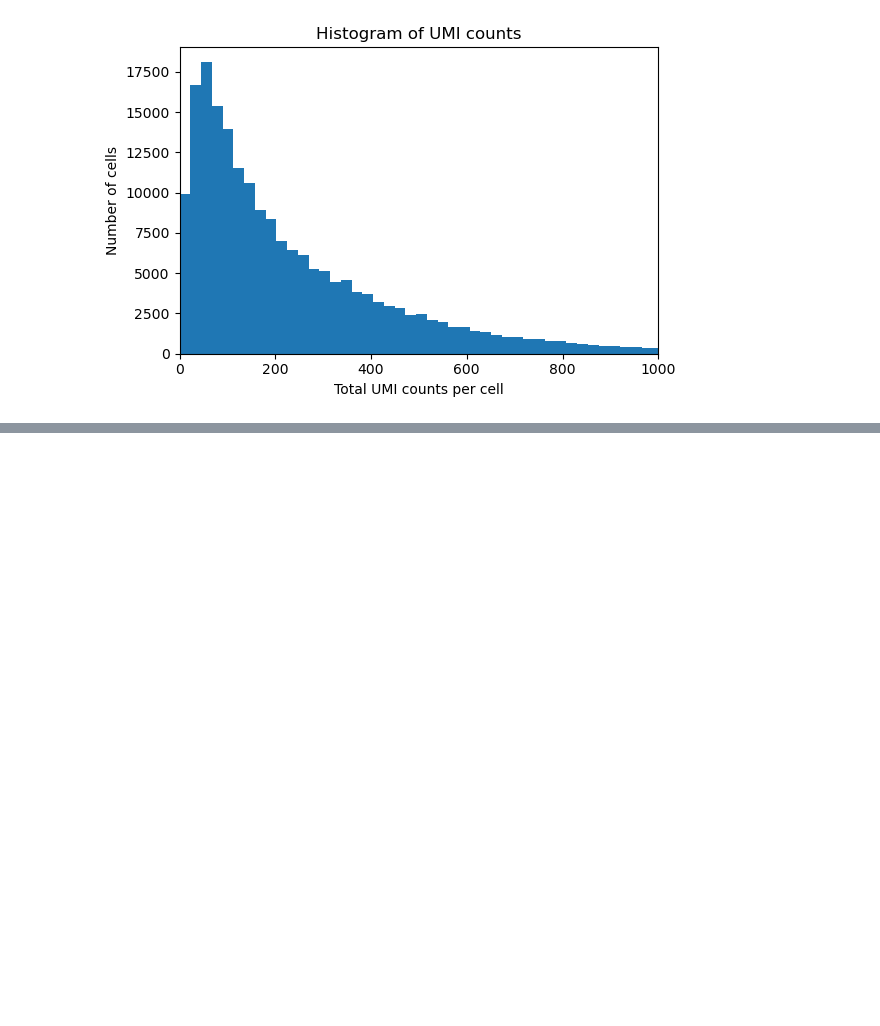
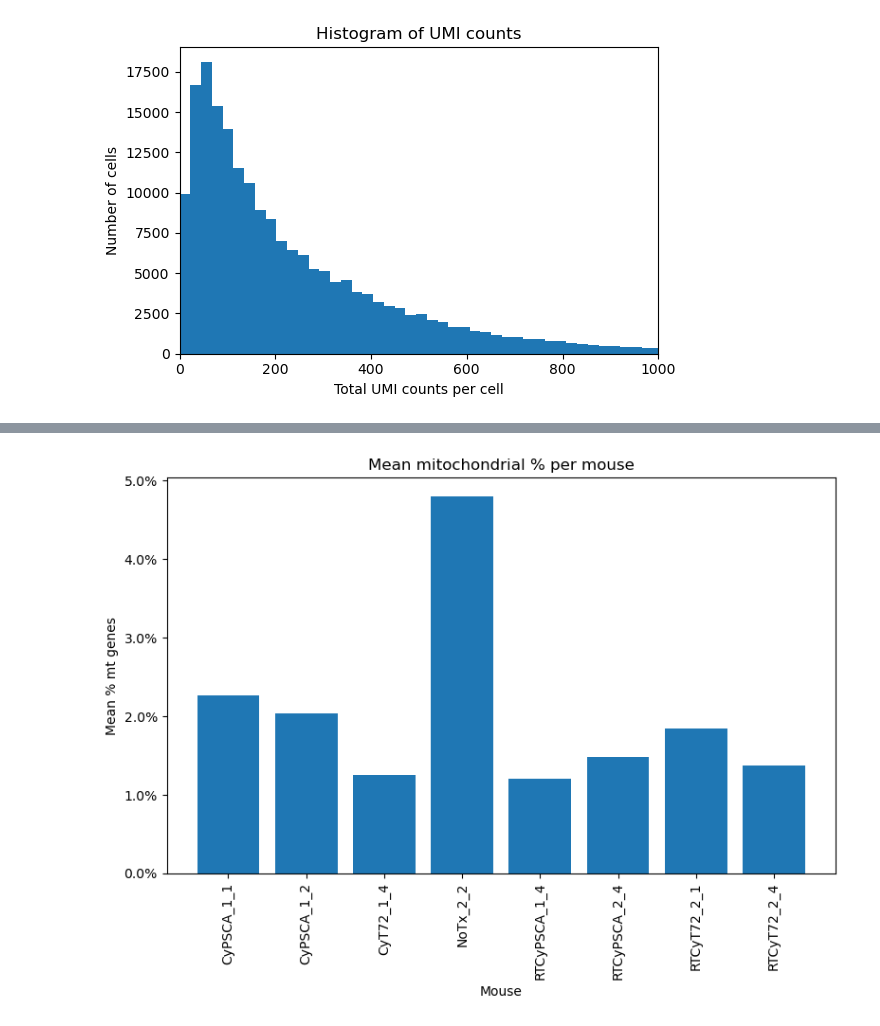
Before and after one commit to Li-Lab-COH/Spatial_CAR_T, a Jupyter notebook: Clustering/QC_Figures.ipynb, the cells around one changed output, grey strips where cells are left out. Saved outputs shown, nothing was run; the diff lists cells and outputs as text; code cells hidden in the pictures; blank space fills up the shorter version.

```diff
--- a/Clustering/QC_Figures.ipynb
+++ b/Clustering/QC_Figures.ipynb
@@ -90,0 +237,40 @@ plt.show()
+# %%
+
+# 1) Flag mitochondrial genes (works for mouse 'mt-' and human 'MT-')
+#    If you have gene symbols in ST_sample.var['gene_symbols'], use that instead.
+if 'gene_symbols' in ST_sample.var.columns:
+    ST_sample.var['mt'] = ST_sample.var['gene_symbols'].str.upper().str.startswith('MT-')
+else:
+    ST_sample.var['mt'] = ST_sample.var_names.str.upper().str.startswith('MT-')
+
+# 2) Compute QC metrics → adds ST_sample.obs['pct_counts_mt'] (0–100)
+sc.pp.calculate_qc_metrics(ST_sample, qc_vars=['mt'], percent_top=None, log1p=False, inplace=True)
+
+# 3) Convert to fraction (0–1) for clean percent plotting
+ST_sample.obs['mt_frac'] = ST_sample.obs['pct_counts_mt'] / 100.0
+
+# 4) Pick mouse order (preserve category order if set)
+if pd.api.types.is_categorical_dtype(ST_sample.obs['mouse']):
+    mouse_order = list(ST_sample.obs['mouse'].cat.categories)
+else:
+    mouse_order = sorted(ST_sample.obs['mouse'].unique())
+
+# 5) Mean % mt per mouse
+mean_mt = (
+    ST_sample.obs.groupby('mouse')['mt_frac']
+    .mean()
+    .reindex(mouse_order)
+)
+
+# 6) Bar chart
+fig, ax = plt.subplots(figsize=(8, 6))
+ax.bar(mean_mt.index.astype(str), mean_mt.values)
+ax.set_xlabel('Mouse')
+ax.set_ylabel('Mean % mt genes')
+ax.set_title('Mean mitochondrial % per mouse')
+ax.yaxis.set_major_formatter(PercentFormatter(xmax=1.0))
+plt.xticks(rotation=90)
+plt.tight_layout()
+plt.show()
+# %% [output]
+[figure, added]
```
Also changed, not shown: parts of 12 cells of this notebook, 12 other files.
